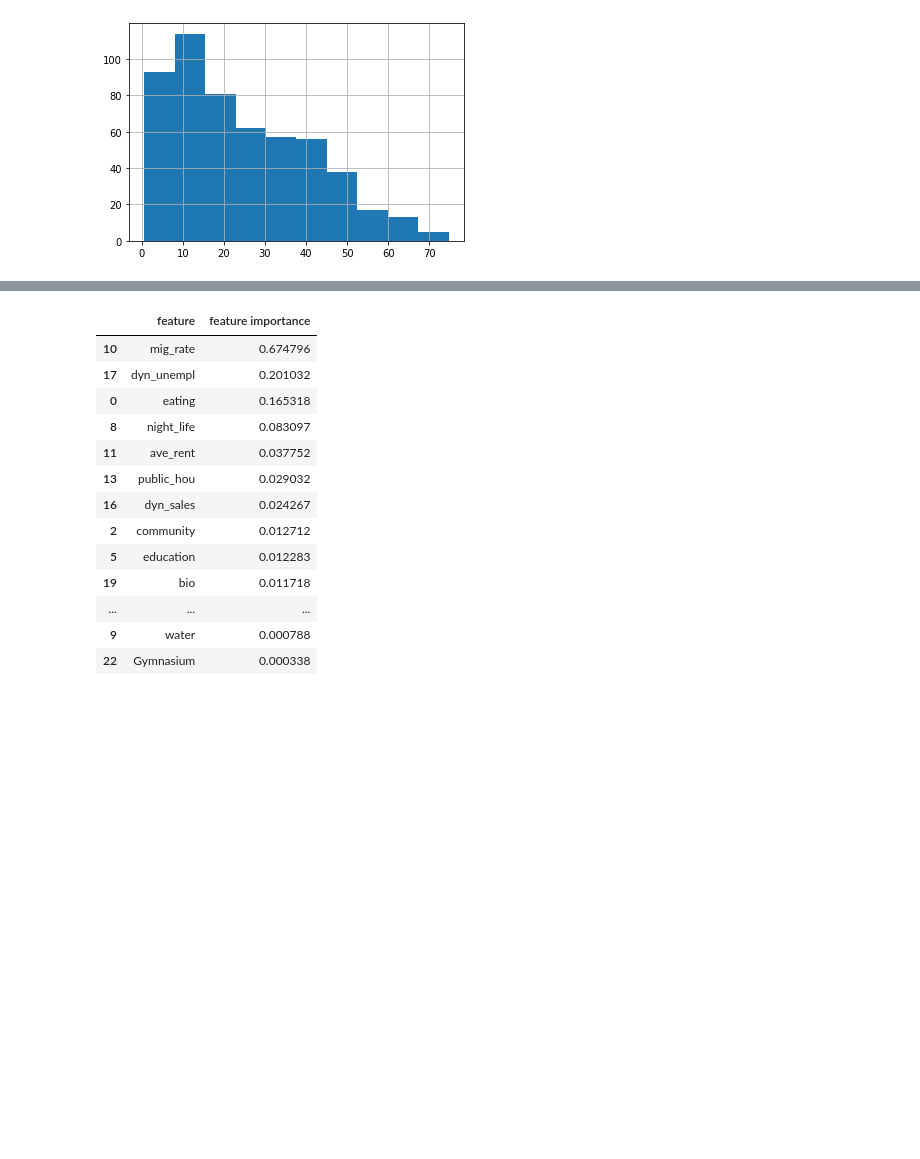
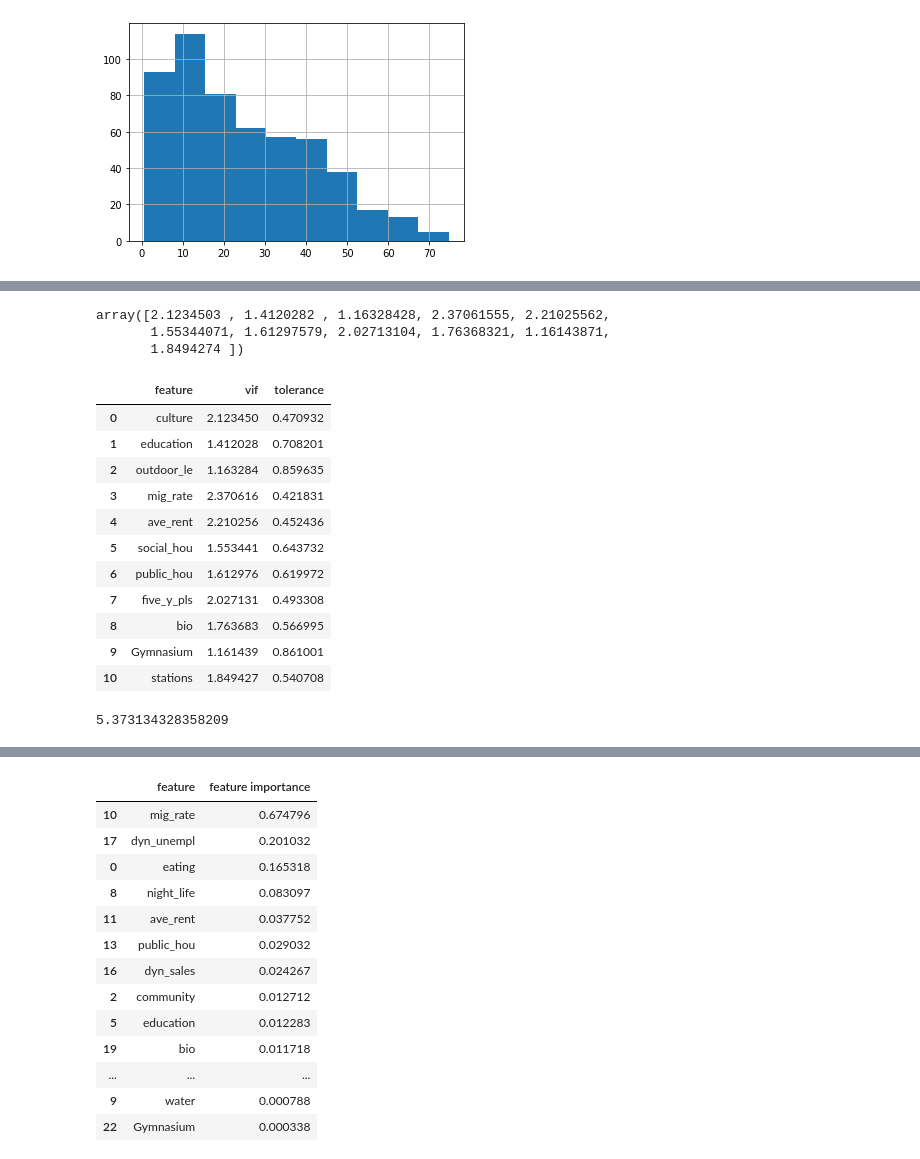
Before and after one commit to Safiaaaaa/YouthInTheCity, a Jupyter notebook: notebooks/safia-basic-model.ipynb, the cells around one changed output, grey strips where cells are left out. Drawn from its saved outputs; the diff is of its cells as text; code cells hidden in the pictures; blank space fills up the shorter version.

```diff
--- a/notebooks/safia-basic-model.ipynb
+++ b/notebooks/safia-basic-model.ipynb
@@ -234,0 +158,2 @@ inv_dist = libpysal.weights.DistanceBand.from_dataframe(selected, 5000, geom_col
+# %%
+v = vif(basic_ols)
@@ -234,0 +162,27 @@ inv_dist = libpysal.weights.DistanceBand.from_dataframe(selected, 5000, geom_col
+# %%
+vif_array = np.array(v, dtype=float)
+# %%
+ vif_array[:,0]
+# %% [output]
+array([2.1234503 , 1.4120282 , 1.16328428, 2.37061555, 2.21025562,
+       1.55344071, 1.61297579, 2.02713104, 1.76368321, 1.16143871,
+       1.8494274 ])
+# %%
+v_d = pd.DataFrame({'feature': columns,
+                   'vif': vif_array[:,0],
+                   'tolerance':  vif_array[:,1]})
+# %%
+v_d
+# %% [output]
+|  | feature | vif | tolerance |
+| 0 | culture | 2.123450 | 0.470932 |
+| 1 | education | 1.412028 | 0.708201 |
+| 2 | outdoor_le | 1.163284 | 0.859635 |
+| 3 | mig_rate | 2.370616 | 0.421831 |
+| 4 | ave_rent | 2.210256 | 0.452436 |
+| 5 | social_hou | 1.553441 | 0.643732 |
+| 6 | public_hou | 1.612976 | 0.619972 |
+| 7 | five_y_pls | 2.027131 | 0.493308 |
+| 8 | bio | 1.763683 | 0.566995 |
+| 9 | Gymnasium | 1.161439 | 0.861001 |
+| 10 | stations | 1.849427 | 0.540708 |
@@ -234,0 +191,4 @@ inv_dist = libpysal.weights.DistanceBand.from_dataframe(selected, 5000, geom_col
+# %%
+rook.mean_neighbors
+# %% [output]
+5.373134328358209
```
Also changed, not shown: parts of 32 cells of this notebook, 1 other file.
